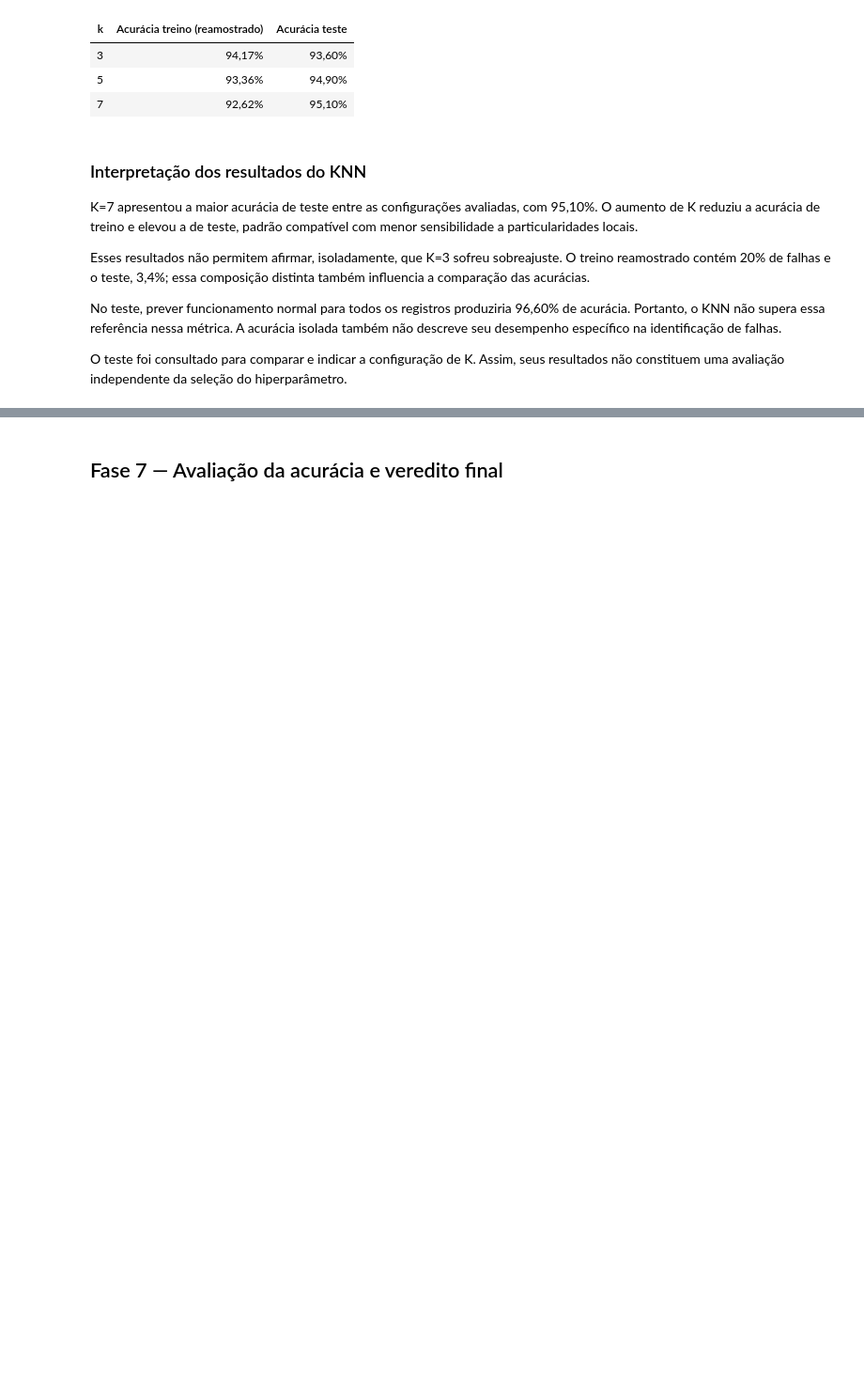
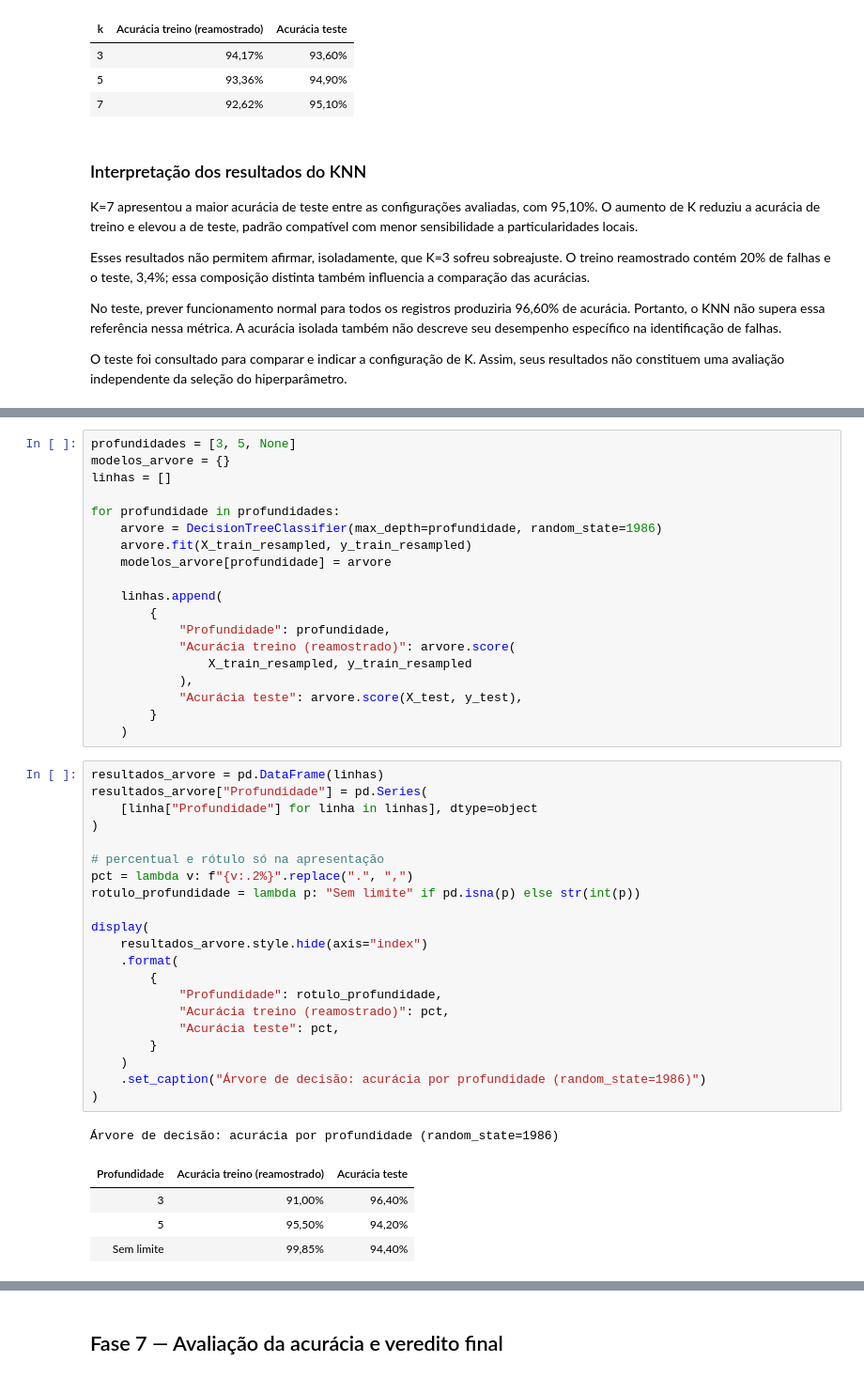
Before and after one commit to CorreaBrunoMiguel/projeto_final, a Jupyter notebook: notebooks/manutencao_preditiva.ipynb, the cells around one changed output, grey strips where cells are left out. Shown at 94% size. Drawn from its saved outputs; the diff is of its cells as text; blank space fills up the shorter version.

Commit message:
feat: compara profundidades da árvore e interpreta acurácias

```diff
--- a/notebooks/manutencao_preditiva.ipynb
+++ b/notebooks/manutencao_preditiva.ipynb
@@ -822,0 +832,46 @@ O teste foi consultado para comparar e indicar a configuração de K. Assim, seu
+# %%
+profundidades = [3, 5, None]
+modelos_arvore = {}
+linhas = []
+
+for profundidade in profundidades:
+    arvore = DecisionTreeClassifier(max_depth=profundidade, random_state=1986)
+    arvore.fit(X_train_resampled, y_train_resampled)
+    modelos_arvore[profundidade] = arvore
+
+    linhas.append(
+        {
+            "Profundidade": profundidade,
+            "Acurácia treino (reamostrado)": arvore.score(
+                X_train_resampled, y_train_resampled
+            ),
+            "Acurácia teste": arvore.score(X_test, y_test),
+        }
+    )
+# %%
+resultados_arvore = pd.DataFrame(linhas)
+resultados_arvore["Profundidade"] = pd.Series(
+    [linha["Profundidade"] for linha in linhas], dtype=object
+)
+
+# percentual e rótulo só na apresentação
+pct = lambda v: f"{v:.2%}".replace(".", ",")
+rotulo_profundidade = lambda p: "Sem limite" if pd.isna(p) else str(int(p))
+
+display(
+    resultados_arvore.style.hide(axis="index")
+    .format(
+        {
+            "Profundidade": rotulo_profundidade,
+            "Acurácia treino (reamostrado)": pct,
+            "Acurácia teste": pct,
+        }
+    )
+    .set_caption("Árvore de decisão: acurácia por profundidade (random_state=1986)")
+)
+# %% [output]
+Árvore de decisão: acurácia por profundidade (random_state=1986)
+| Profundidade | Acurácia treino (reamostrado) | Acurácia teste |
+| 3 | 91,00% | 96,40% |
+| 5 | 95,50% | 94,20% |
+| Sem limite | 99,85% | 94,40% |
```
Also changed, not shown: parts of 5 cells of this notebook.
